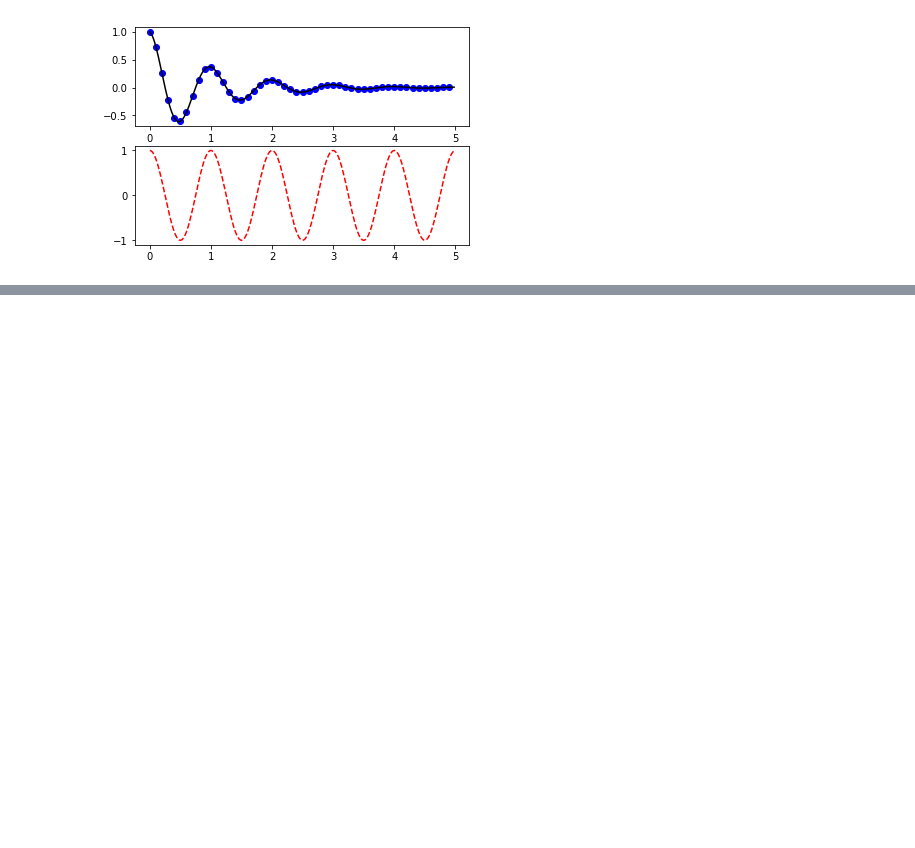
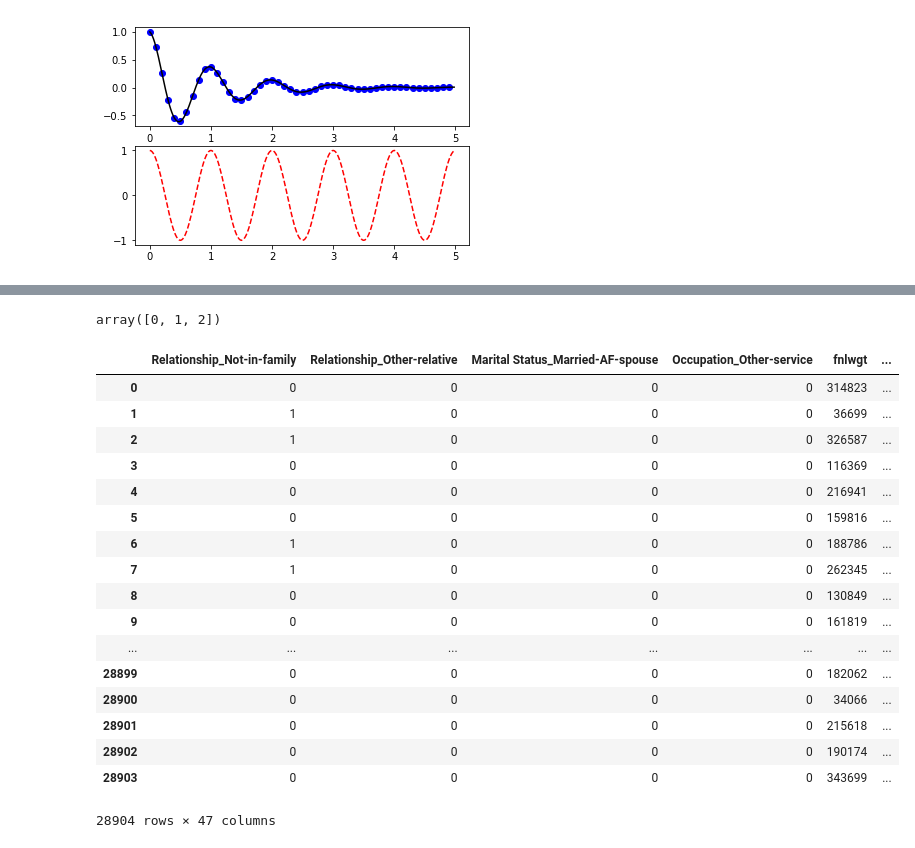
Before and after one commit to SuperLinguini/Machine-Learning-CS4641, a Jupyter notebook: Project 2/adult.ipynb, the cells around one changed output, grey strips where cells are left out. Cells and saved outputs as stored; diff of their text form; code cells hidden in the pictures; blank space fills up the shorter version.

Commit message:
Added KMeans and EM as features.

```diff
--- a/Project 2/adult.ipynb
+++ b/Project 2/adult.ipynb
@@ -364,0 +377,33 @@ X_train_ica.shape[1]
+# %%
+k_means = KMeans(n_clusters=3, n_jobs=-1).fit(X_train)
+# %%
+np.unique(k_means.predict(X_train))
+# %% [output]
+array([0, 1, 2])
+# %%
+X_train['stuff'] = pd.Series(k_means.predict(X_train))
+# %%
+X_train.index = range(X_train.shape[0])
+# %%
+X_train['Clusters'] = pd.Series(k_means.predict(X_train))
+# %%
+X_train
+# %% [output]
+|  | Relationship_Not-in-family | Relationship_Other-relative | Marital Status_Married-AF-spouse | Occupation_Other-service | fnlwgt | ... |
+| 0 | 0 | 0 | 0 | 0 | 314823 | ... |
+| 1 | 1 | 0 | 0 | 0 | 36699 | ... |
+| 2 | 1 | 0 | 0 | 0 | 326587 | ... |
+| 3 | 0 | 0 | 0 | 0 | 116369 | ... |
+| 4 | 0 | 0 | 0 | 0 | 216941 | ... |
+| 5 | 0 | 0 | 0 | 0 | 159816 | ... |
+| 6 | 1 | 0 | 0 | 0 | 188786 | ... |
+| 7 | 1 | 0 | 0 | 0 | 262345 | ... |
+| 8 | 0 | 0 | 0 | 0 | 130849 | ... |
+| 9 | 0 | 0 | 0 | 0 | 161819 | ... |
+| ... | ... | ... | ... | ... | ... | ... |
+| 28899 | 0 | 0 | 0 | 0 | 182062 | ... |
+| 28900 | 0 | 0 | 0 | 0 | 34066 | ... |
+| 28901 | 0 | 0 | 0 | 0 | 215618 | ... |
+| 28902 | 0 | 0 | 0 | 0 | 190174 | ... |
+| 28903 | 0 | 0 | 0 | 0 | 343699 | ... |
+28904 rows × 47 columns
```
Also changed, not shown: parts of 12 cells of this notebook, 1 other file.
